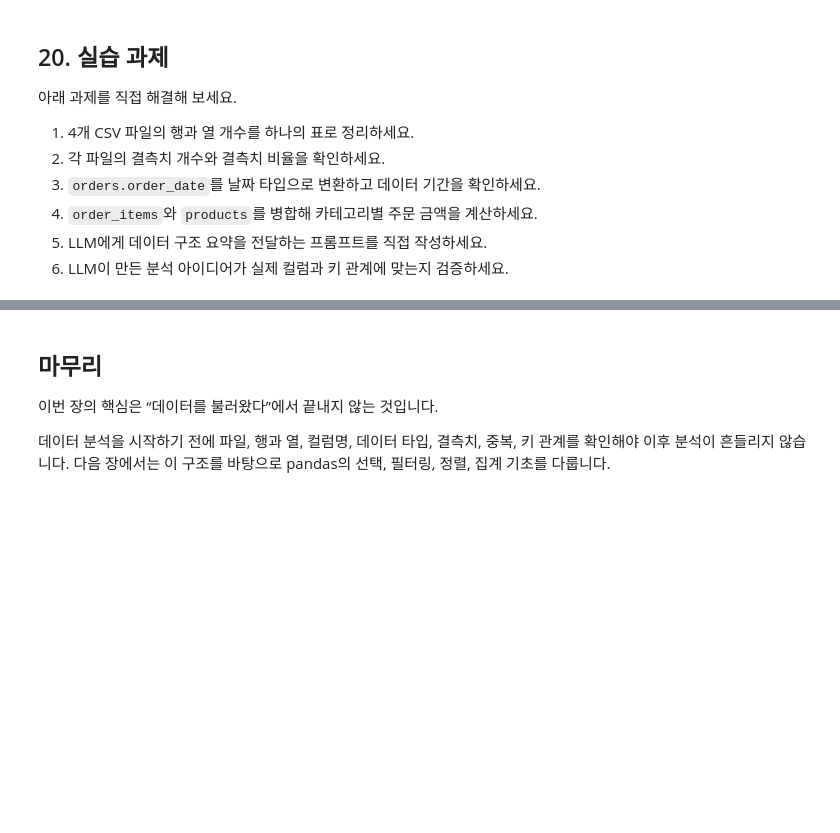
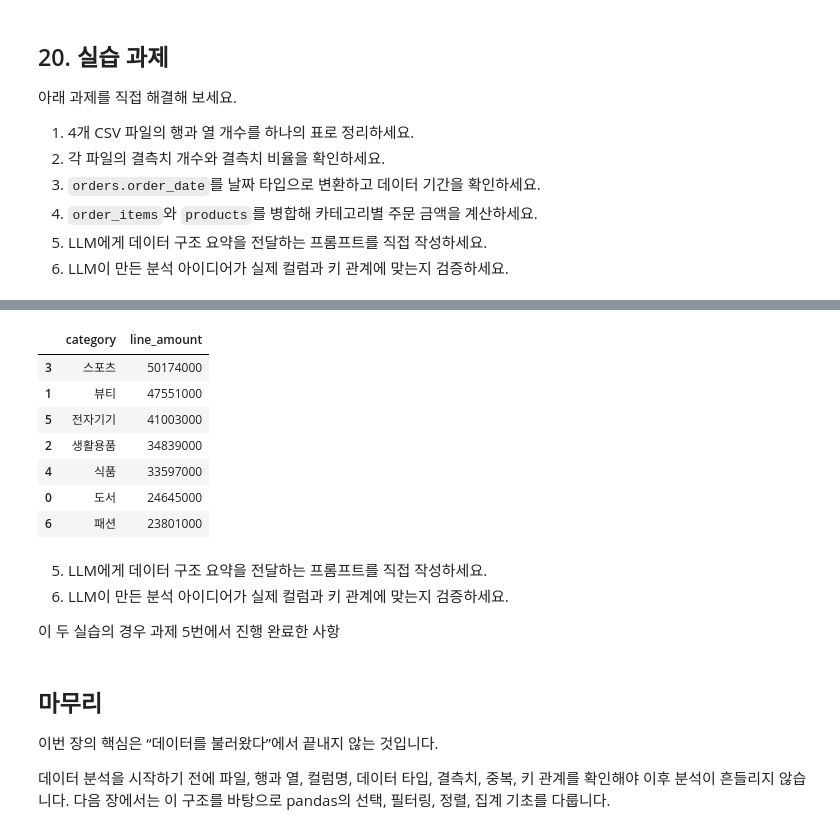
Before and after one commit to song-03/llm-data-analysis-study, a Jupyter notebook: chapter03/ch03_data_overview.ipynb, the cells around one changed output, grey strips where cells are left out. Saved outputs shown, nothing was run; the diff lists cells and outputs as text; code cells hidden in the pictures; blank space fills up the shorter version.

```diff
--- a/chapter03/ch03_data_overview.ipynb
+++ b/chapter03/ch03_data_overview.ipynb
@@ -571,3 +1098,36 @@ validation_check
+# %%
+'''4. `order_items`와 `products`를 병합해 카테고리별 주문 금액을 계산하세요.'''
+order_items_with_products = order_items.merge(
+    products,
+    on="product_id",
+    how="left",
+)
+
+order_items_with_products["line_amount"] = (
+    order_items_with_products["quantity"] * order_items_with_products["unit_price"]
+)
+category_sales = (
+    order_items_with_products
+    .groupby("category", as_index=False)["line_amount"]
+    .sum()
+    .sort_values("line_amount", ascending=False)
+)
+
+category_sales
+# %% [output]
+|  | category | line_amount |
+| 3 | 스포츠 | 50174000 |
+| 1 | 뷰티 | 47551000 |
+| 5 | 전자기기 | 41003000 |
+| 2 | 생활용품 | 34839000 |
+| 4 | 식품 | 33597000 |
+| 0 | 도서 | 24645000 |
+| 6 | 패션 | 23801000 |
+# %% [markdown]
+5. LLM에게 데이터 구조 요약을 전달하는 프롬프트를 직접 작성하세요.
+6. LLM이 만든 분석 아이디어가 실제 컬럼과 키 관계에 맞는지 검증하세요.
+
+이 두 실습의 경우 과제 5번에서 진행 완료한 사항
 # %% [markdown]
 ## 마무리
 
```
Also changed, not shown: parts of 108 cells of this notebook, 8 other files.
